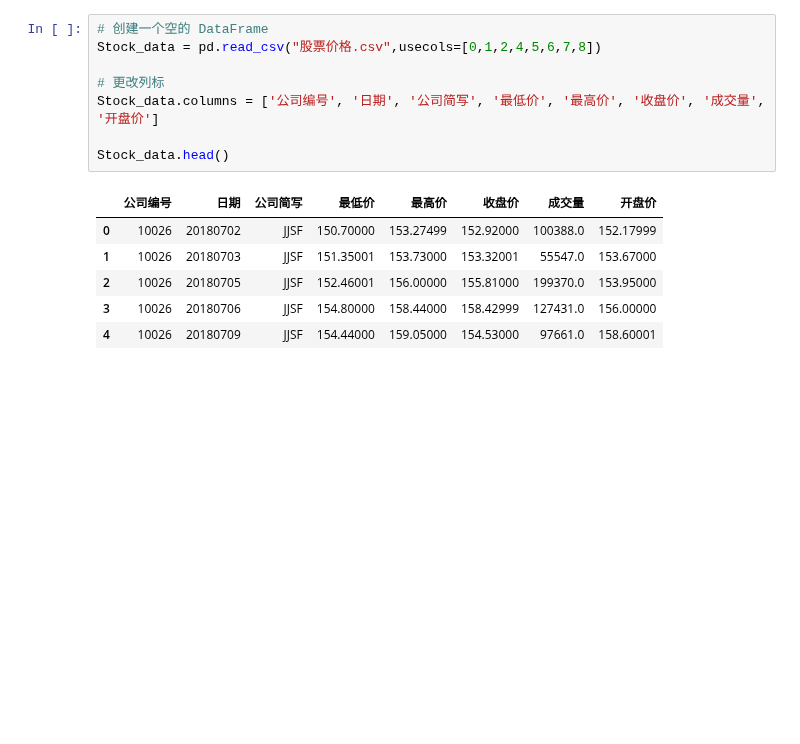
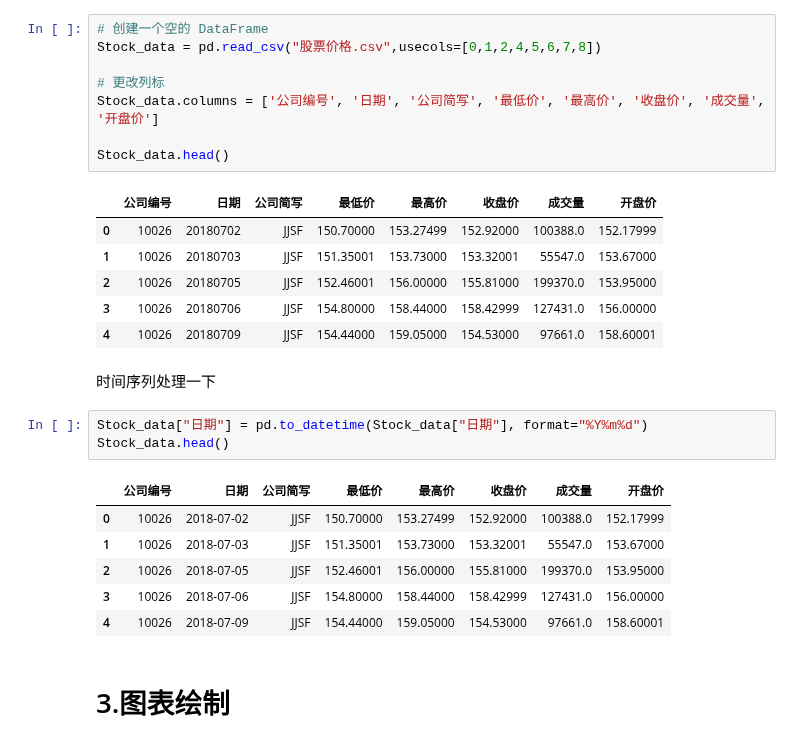
Before and after one commit to easternDay/Stock-forecast, a Jupyter notebook: 一班-1825101045-杨祉.ipynb, the cells around one changed output. Cells and saved outputs as stored; diff of their text form; blank space fills up the shorter version.

```diff
--- a/一班-1825101045-杨祉.ipynb
+++ b/一班-1825101045-杨祉.ipynb
@@ -336,3 +336,17 @@ Stock_data.head()
 | 2 | 10026 | 20180705 | JJSF | 152.46001 | 156.00000 | 155.81000 | 199370.0 | 153.95000 |
 | 3 | 10026 | 20180706 | JJSF | 154.80000 | 158.44000 | 158.42999 | 127431.0 | 156.00000 |
 | 4 | 10026 | 20180709 | JJSF | 154.44000 | 159.05000 | 154.53000 | 97661.0 | 158.60001 |
+# %% [markdown]
+时间序列处理一下
+# %%
+Stock_data["日期"] = pd.to_datetime(Stock_data["日期"], format="%Y%m%d")
+Stock_data.head()
+# %% [output]
+|  | 公司编号 | 日期 | 公司简写 | 最低价 | 最高价 | 收盘价 | 成交量 | 开盘价 |
+| 0 | 10026 | 2018-07-02 | JJSF | 150.70000 | 153.27499 | 152.92000 | 100388.0 | 152.17999 |
+| 1 | 10026 | 2018-07-03 | JJSF | 151.35001 | 153.73000 | 153.32001 | 55547.0 | 153.67000 |
+| 2 | 10026 | 2018-07-05 | JJSF | 152.46001 | 156.00000 | 155.81000 | 199370.0 | 153.95000 |
+| 3 | 10026 | 2018-07-06 | JJSF | 154.80000 | 158.44000 | 158.42999 | 127431.0 | 156.00000 |
+| 4 | 10026 | 2018-07-09 | JJSF | 154.44000 | 159.05000 | 154.53000 | 97661.0 | 158.60001 |
+# %% [markdown]
+# 3.图表绘制
```
Also changed, not shown: parts of 8 cells of this notebook, 1 other file.
